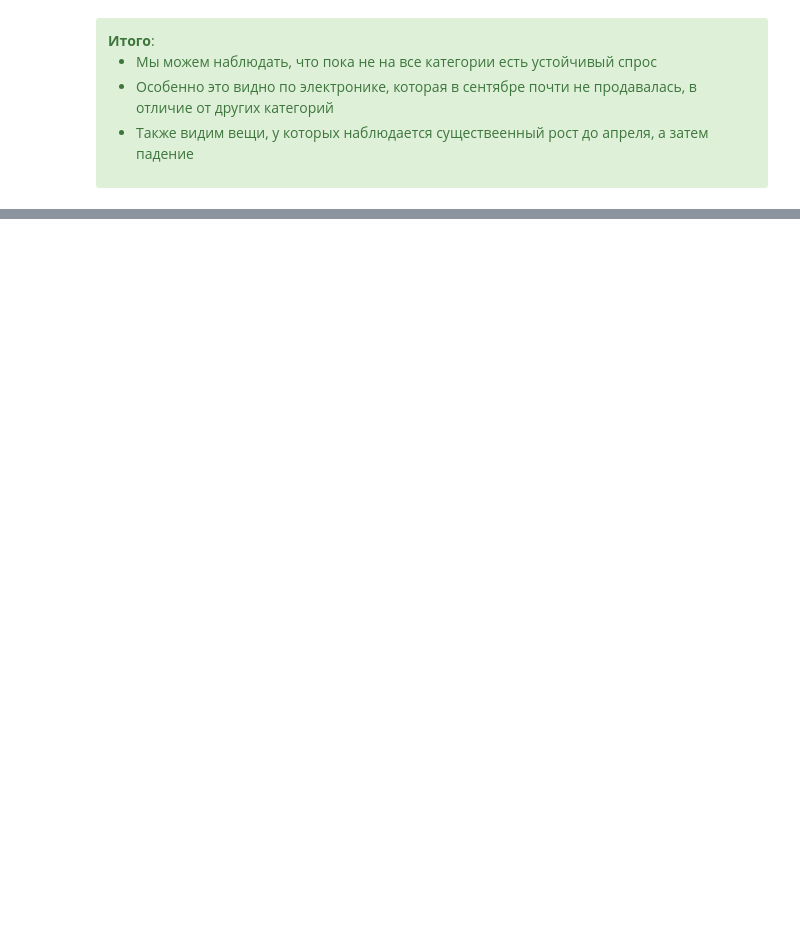
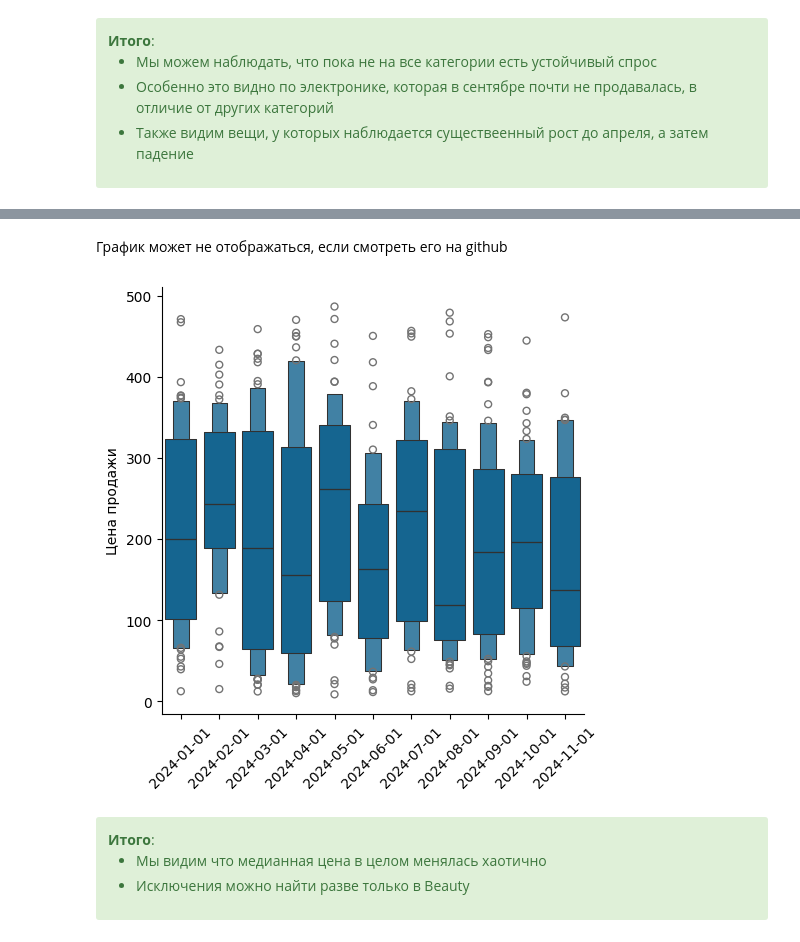
Before and after one commit to SirAlexFer/data_analysis, a Jupyter notebook: 01. Ecommerce/notebooks/02. eda.ipynb, the cells around one changed output, grey strips where cells are left out. Drawn from its saved outputs; the diff is of its cells as text; code cells hidden in the pictures; blank space fills up the shorter version.

```diff
--- a/01. Ecommerce/notebooks/02. eda.ipynb
+++ b/01. Ecommerce/notebooks/02. eda.ipynb
@@ -278,0 +281,13 @@ interactive(children=(Dropdown(description='Категория:', index=3, optio
+# %% [markdown]
+График может не отображаться, если смотреть его на github
+# %%
+get_plot_distribution('Beauty')
+# %% [output]
+[figure, added]
+# %% [markdown]
+<div class="alert alert-success">
+    <strong>Итого</strong>:
+
+- Мы видим что медианная цена в целом менялась хаотично
+- Исключения можно найти разве только в Beauty
+</div>
```
Also changed, not shown: parts of 11 cells of this notebook, 2 other files.
